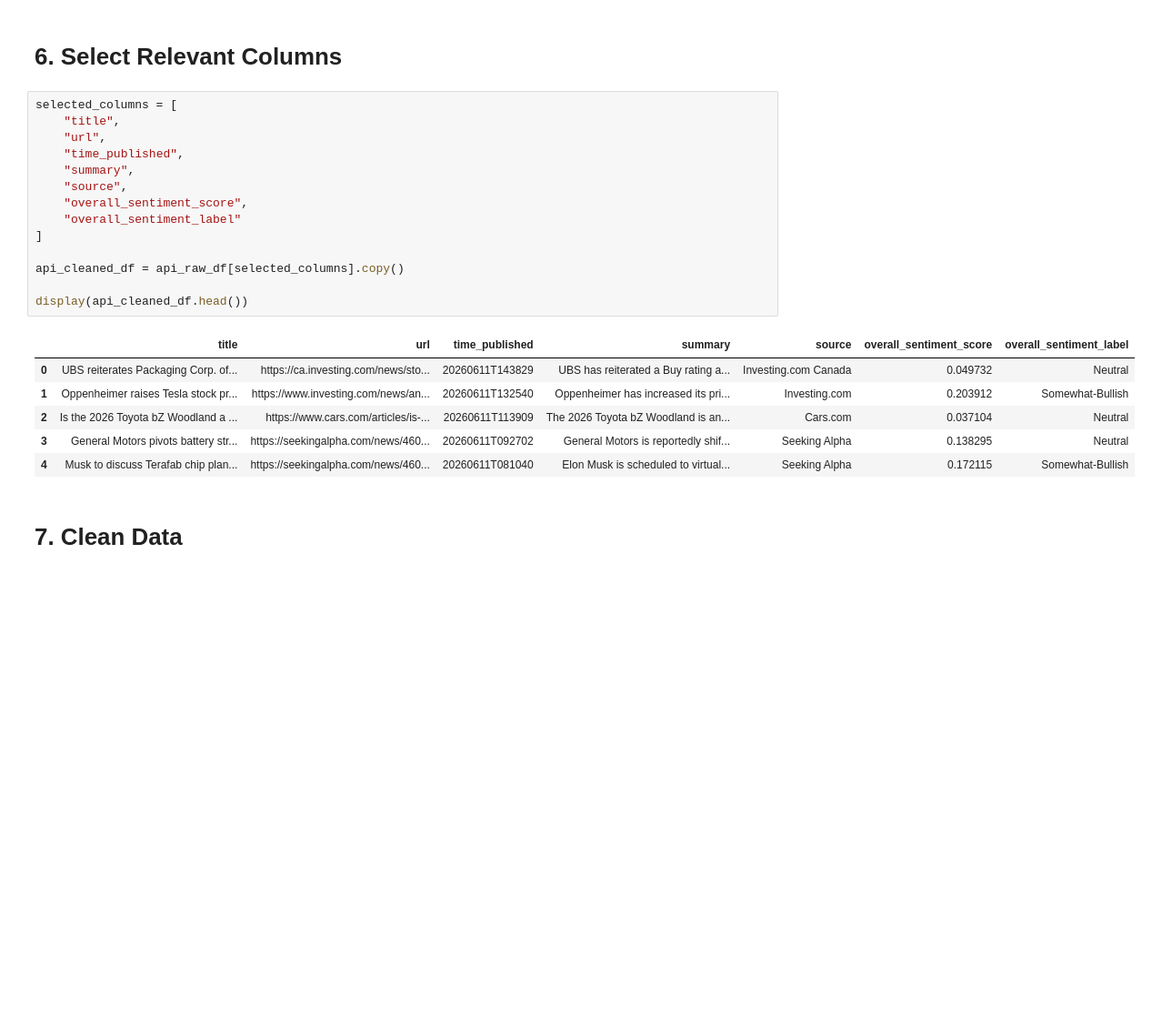
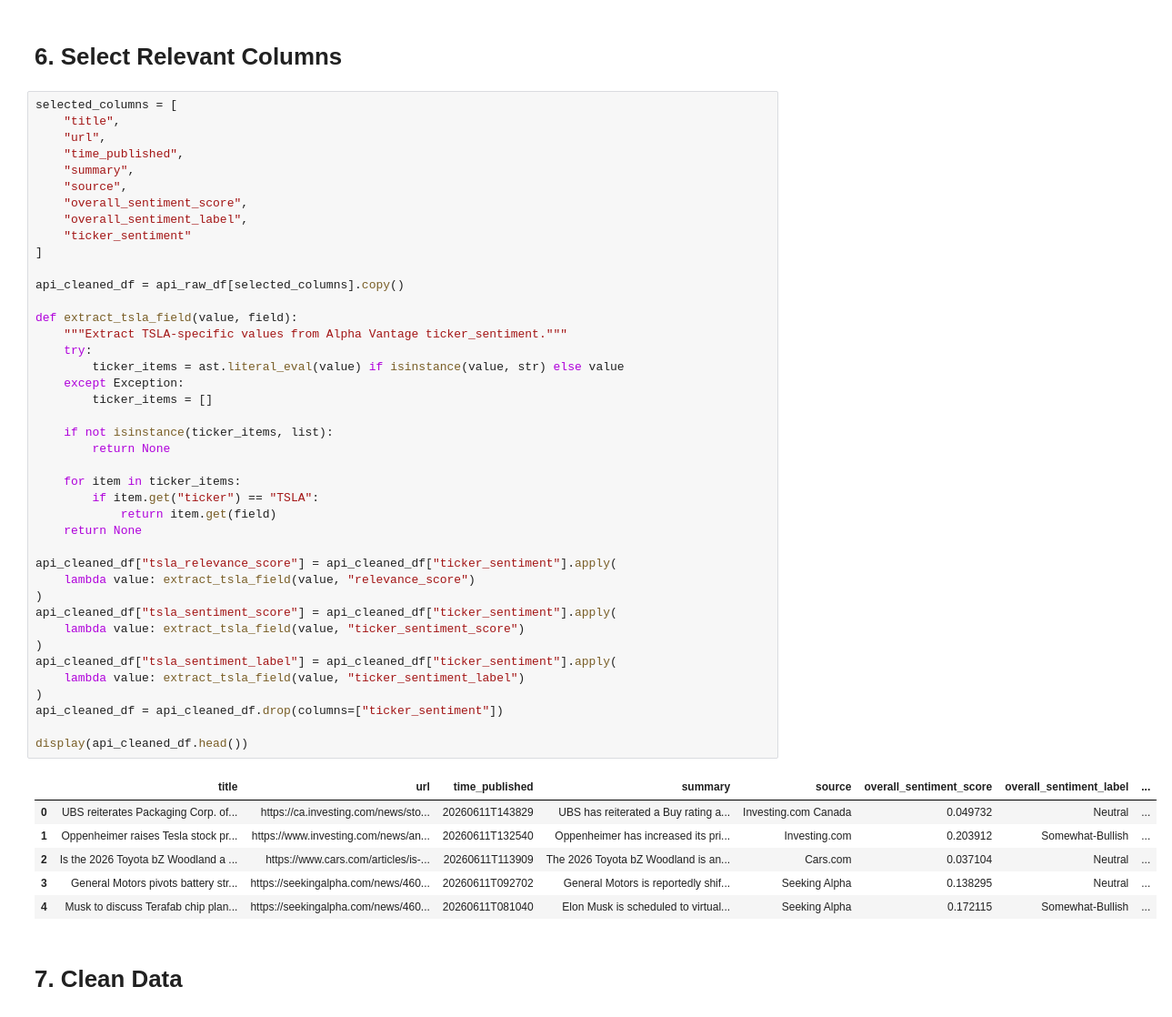
Before and after one commit to wi24b076/BDE-financial-news-stock-project, a Jupyter notebook: notebooks/05_rest_api_alpha_vantage_news.ipynb, the cells around one changed output. Shown at 91% size. Saved outputs shown, nothing was run; the diff lists cells and outputs as text; blank space fills up the shorter version.

```diff
--- a/notebooks/05_rest_api_alpha_vantage_news.ipynb
+++ b/notebooks/05_rest_api_alpha_vantage_news.ipynb
@@ -73,24 +102,51 @@ Index(['title', 'url', 'time_published', 'authors', 'summary', 'banner_image',
 # %%
 selected_columns = [
     "title",
     "url",
     "time_published",
     "summary",
     "source",
     "overall_sentiment_score",
-    "overall_sentiment_label"
+    "overall_sentiment_label",
+    "ticker_sentiment"
 ]
 
 api_cleaned_df = api_raw_df[selected_columns].copy()
 
+def extract_tsla_field(value, field):
+    """Extract TSLA-specific values from Alpha Vantage ticker_sentiment."""
+    try:
+        ticker_items = ast.literal_eval(value) if isinstance(value, str) else value
+    except Exception:
+        ticker_items = []
+
+    if not isinstance(ticker_items, list):
+        return None
+
+    for item in ticker_items:
+        if item.get("ticker") == "TSLA":
+            return item.get(field)
+    return None
+
+api_cleaned_df["tsla_relevance_score"] = api_cleaned_df["ticker_sentiment"].apply(
+    lambda value: extract_tsla_field(value, "relevance_score")
+)
+api_cleaned_df["tsla_sentiment_score"] = api_cleaned_df["ticker_sentiment"].apply(
+    lambda value: extract_tsla_field(value, "ticker_sentiment_score")
+)
+api_cleaned_df["tsla_sentiment_label"] = api_cleaned_df["ticker_sentiment"].apply(
+    lambda value: extract_tsla_field(value, "ticker_sentiment_label")
+)
+api_cleaned_df = api_cleaned_df.drop(columns=["ticker_sentiment"])
+
 display(api_cleaned_df.head())
 # %% [output]
-|  | title | url | time_published | summary | source | overall_sentiment_score | overall_sentiment_label |
-| 0 | UBS reiterates Packaging Corp. of... | https://ca.investing.com/news/sto... | 20260611T143829 | UBS has reiterated a Buy rating a... | Investing.com Canada | 0.049732 | Neutral |
-| 1 | Oppenheimer raises Tesla stock pr... | https://www.investing.com/news/an... | 20260611T132540 | Oppenheimer has increased its pri... | Investing.com | 0.203912 | Somewhat-Bullish |
-| 2 | Is the 2026 Toyota bZ Woodland a ... | https://www.cars.com/articles/is-... | 20260611T113909 | The 2026 Toyota bZ Woodland is an... | Cars.com | 0.037104 | Neutral |
-| 3 | General Motors pivots battery str... | https://seekingalpha.com/news/460... | 20260611T092702 | General Motors is reportedly shif... | Seeking Alpha | 0.138295 | Neutral |
-| 4 | Musk to discuss Terafab chip plan... | https://seekingalpha.com/news/460... | 20260611T081040 | Elon Musk is scheduled to virtual... | Seeking Alpha | 0.172115 | Somewhat-Bullish |
+|  | title | url | time_published | summary | source | overall_sentiment_score | overall_sentiment_label | ... |
+| 0 | UBS reiterates Packaging Corp. of... | https://ca.investing.com/news/sto... | 20260611T143829 | UBS has reiterated a Buy rating a... | Investing.com Canada | 0.049732 | Neutral | ... |
+| 1 | Oppenheimer raises Tesla stock pr... | https://www.investing.com/news/an... | 20260611T132540 | Oppenheimer has increased its pri... | Investing.com | 0.203912 | Somewhat-Bullish | ... |
+| 2 | Is the 2026 Toyota bZ Woodland a ... | https://www.cars.com/articles/is-... | 20260611T113909 | The 2026 Toyota bZ Woodland is an... | Cars.com | 0.037104 | Neutral | ... |
+| 3 | General Motors pivots battery str... | https://seekingalpha.com/news/460... | 20260611T092702 | General Motors is reportedly shif... | Seeking Alpha | 0.138295 | Neutral | ... |
+| 4 | Musk to discuss Terafab chip plan... | https://seekingalpha.com/news/460... | 20260611T081040 | Elon Musk is scheduled to virtual... | Seeking Alpha | 0.172115 | Somewhat-Bullish | ... |
 # %% [markdown]
 # 7. Clean Data
 # %%
```
Also changed, not shown: parts of 8 cells of this notebook, 42 other files.
